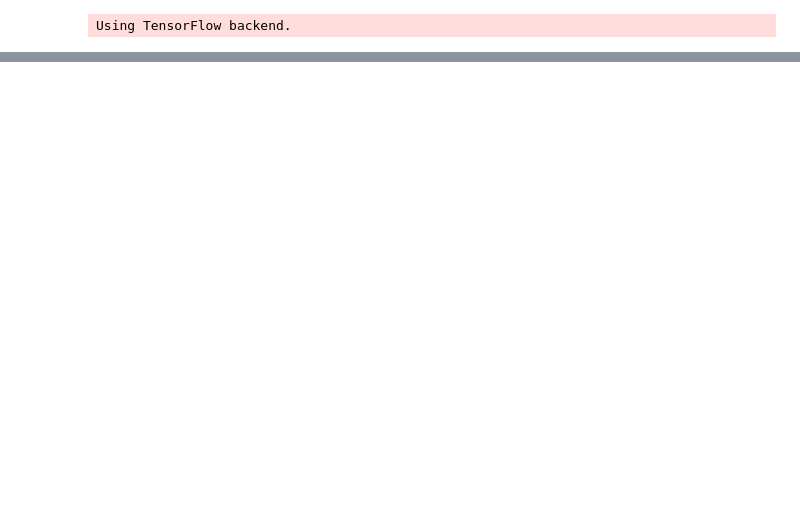
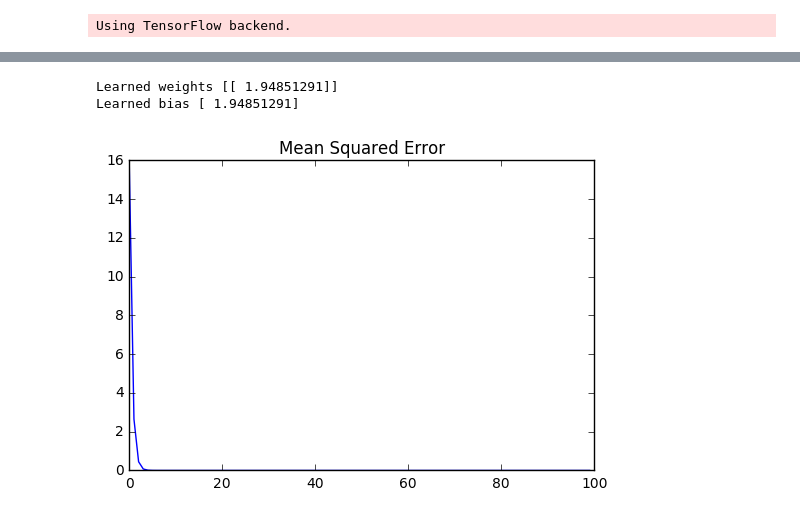
Before and after one commit to alexklibisz/exercises, a Jupyter notebook: nndl/nndl-notes-chap3.ipynb, the cells around one changed output, grey strips where cells are left out. Cells and saved outputs as stored; diff of their text form; code cells hidden in the pictures; blank space fills up the shorter version.

```diff
--- a/nndl/nndl-notes-chap3.ipynb
+++ b/nndl/nndl-notes-chap3.ipynb
@@ -95,0 +199,30 @@ plt.show()
+# %%
+from keras.models import Sequential
+from keras.layers import Dense
+from keras.optimizers import SGD
+import numpy as np
+import matplotlib.pyplot as plt
+
+X = np.ones((1))
+y = np.zeros((1))
+
+model=Sequential()
+model.add(Dense(1, input_dim=1, activation='sigmoid',
+                weights=[np.float32([[2.0]]),np.float32([2.0])]))
+model.add(Dense(1, input_dim=1, activation='linear',
+                weights=[np.float32([[2.0]]),np.float32([2.0])]))
+
+sgd = SGD(lr=0.15)
+model.compile(loss='mean_squared_error', optimizer=sgd, metrics=['mean_squared_error'])
+fit_result = model.fit(X,y, batch_size=2, nb_epoch=100, verbose=0)
+
+print('Learned weights', model.get_weights()[0])
+print('Learned bias', model.get_weights()[1])
+
+plt.title('Mean Squared Error')
+plt.plot(fit_result.history['mean_squared_error'])
+plt.show()
+# %% [output]
+Learned weights [[ 1.94851291]]
+Learned bias [ 1.94851291]
+[figure, added]
```
Also changed, not shown: parts of 11 cells of this notebook.
